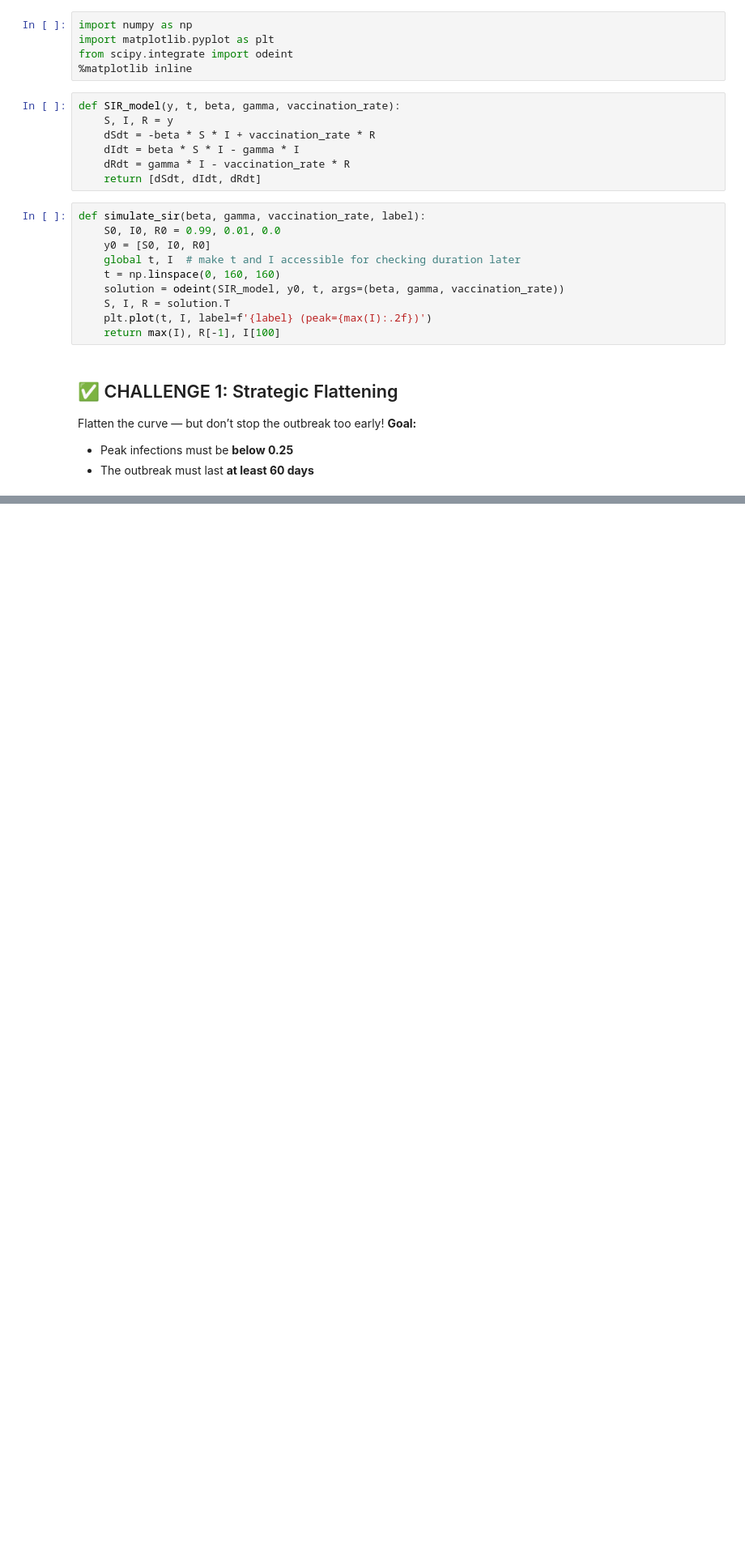
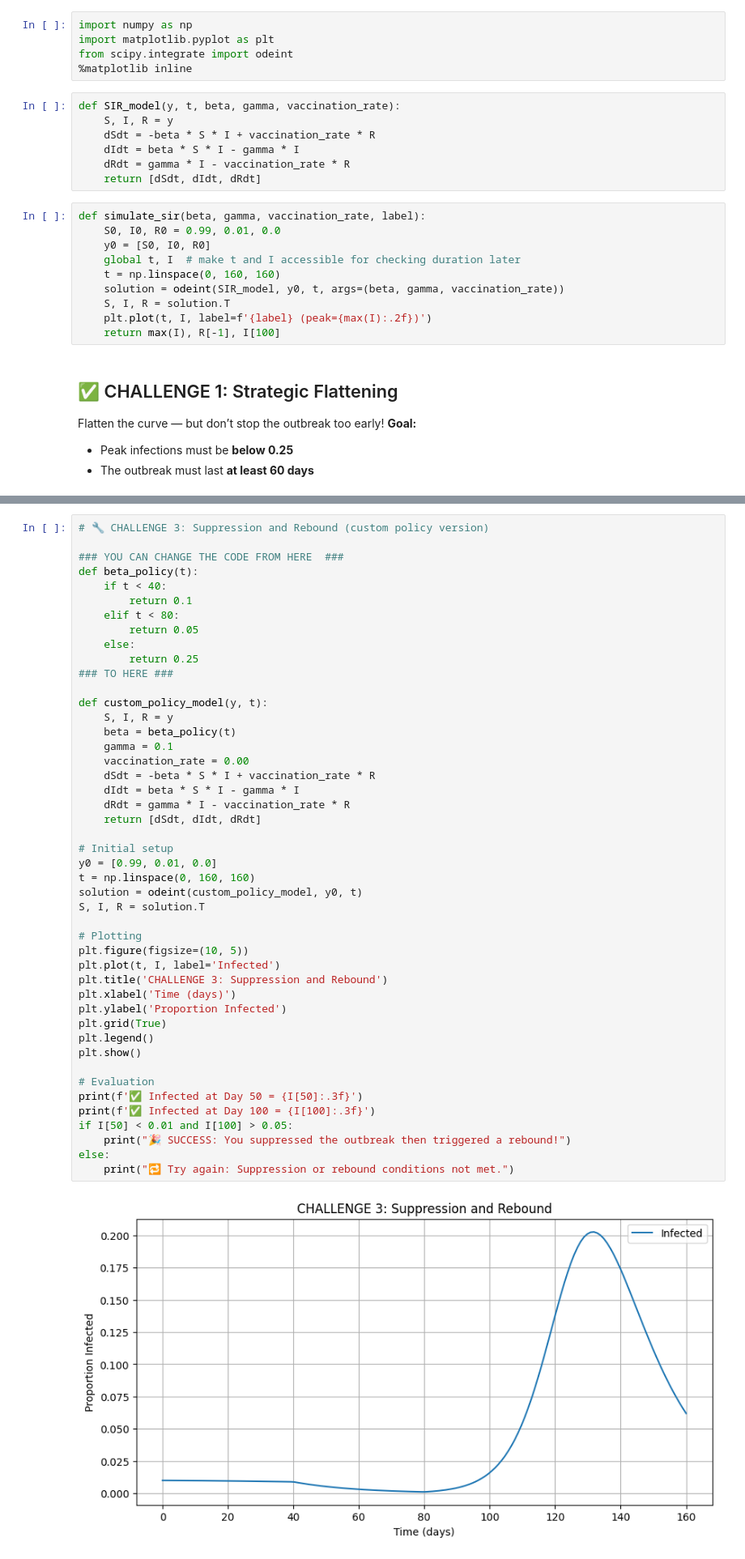
Before and after one commit to belindalombard/CSSummerSchool, a Jupyter notebook: pandemic_commander_final.ipynb, the cells around one changed output, grey strips where cells are left out. Shown at 81% size. Drawn from its saved outputs; the diff is of its cells as text; blank space fills up the shorter version.

```diff
--- a/pandemic_commander_final.ipynb
+++ b/pandemic_commander_final.ipynb
@@ -57,0 +138,48 @@ else:
+# %%
+# 🔧 CHALLENGE 3: Suppression and Rebound (custom policy version)
+
+### YOU CAN CHANGE THE CODE FROM HERE  ###
+def beta_policy(t):
+    if t < 40:
+        return 0.1
+    elif t < 80:
+        return 0.05
+    else:
+        return 0.25
+### TO HERE ###
+
+def custom_policy_model(y, t):
+    S, I, R = y
+    beta = beta_policy(t)
+    gamma = 0.1
+    vaccination_rate = 0.00
+    dSdt = -beta * S * I + vaccination_rate * R
+    dIdt = beta * S * I - gamma * I
+    dRdt = gamma * I - vaccination_rate * R
+    return [dSdt, dIdt, dRdt]
+
+# Initial setup
+y0 = [0.99, 0.01, 0.0]
+t = np.linspace(0, 160, 160)
+solution = odeint(custom_policy_model, y0, t)
+S, I, R = solution.T
+
+# Plotting
+plt.figure(figsize=(10, 5))
+plt.plot(t, I, label='Infected')
+plt.title('CHALLENGE 3: Suppression and Rebound')
+plt.xlabel('Time (days)')
+plt.ylabel('Proportion Infected')
+plt.grid(True)
+plt.legend()
+plt.show()
+
+# Evaluation
+print(f'✅ Infected at Day 50 = {I[50]:.3f}')
+print(f'✅ Infected at Day 100 = {I[100]:.3f}')
+if I[50] < 0.01 and I[100] > 0.05:
+    print("🎉 SUCCESS: You suppressed the outbreak then triggered a rebound!")
+else:
+    print("🔁 Try again: Suppression or rebound conditions not met.")
+# %% [output]
+[figure, added]
```
Also changed, not shown: parts of 7 cells of this notebook.
